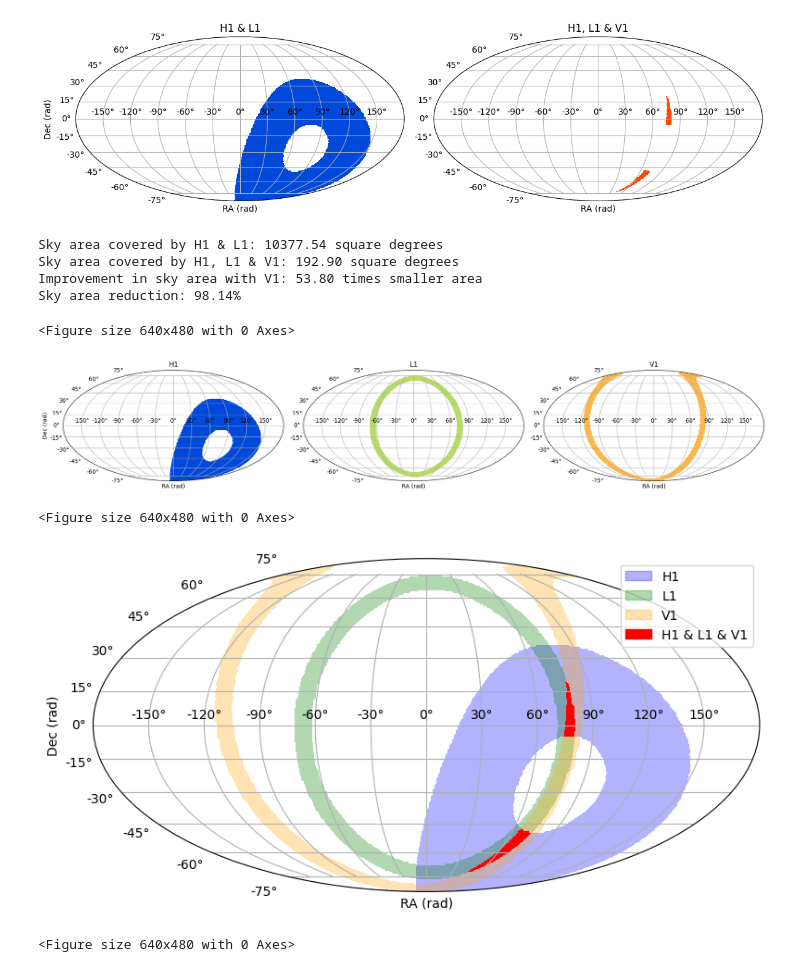
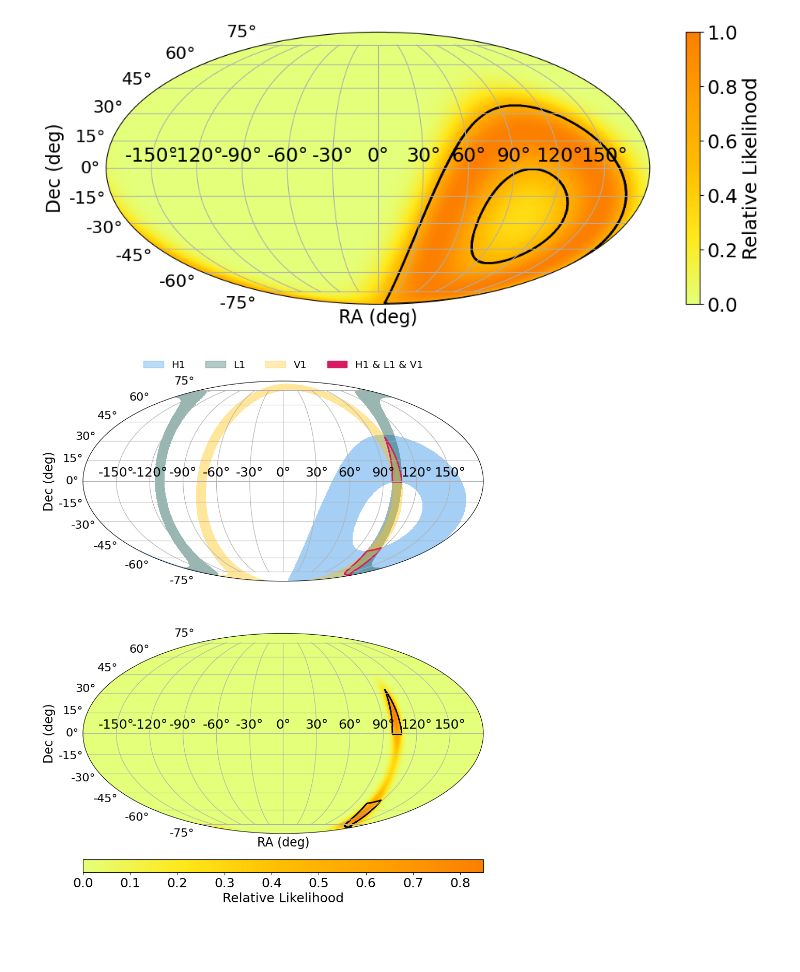
Before and after one commit to ljf441/gw-cosmology, a Jupyter notebook: matched_filtering.ipynb, the cells around one changed output. Saved outputs shown, nothing was run; the diff lists cells and outputs as text; code cells hidden in the pictures; blank space fills up the shorter version.

Commit message:
plots

```diff
--- a/matched_filtering.ipynb
+++ b/matched_filtering.ipynb
@@ -18,10 +19,13 @@ sampling_frequency = 2048
 t0_gps = 1126259460.4
 gps_time = t0_gps + duration/2
 
-delta = 1
+delta = 10
 ras = np.radians(np.arange(0, 360, delta))
 decs = np.radians(np.arange(-90, 90, delta))
-RA, DEC = np.meshgrid(ras, decs)
+ra_s = np.linspace(0, 2*np.pi, 1000)
+dec_s = np.linspace(-np.pi/2, np.pi/2, 1000)
+RA, DEC = np.meshgrid(ra_s, dec_s)
+psis = np.linspace(-np.pi, np.pi, 50)
 # %%
 def whiten(strain_df, psd_df):
     return strain_df['h'] / np.sqrt(psd_df['PSD'])
@@ -290,9 +245,9 @@ snr_V1 = match_filter(v1_strain, waveform, IFOV)[-1]
 
 time = np.arange(len(snr_H1)) / sampling_frequency
 
-tc_H1, fwhm_H1 = get_tc(snr_H1, time)
-tc_L1, fwhm_L1 = get_tc(snr_L1, time)
-tc_V1, fwhm_V1 = get_tc(snr_V1, time)
+tc_H1, sigma_H1, fwhm_H1, t1_H1, t2_H2 = get_tc(snr_H1, time)
+tc_L1, sigma_L1, fwhm_L1, t1_L1, t2_L2 = get_tc(snr_L1, time)
+tc_V1, sigma_V1, fwhm_V1, t1_V1, t2_V2 = get_tc(snr_V1, time)
 
 files = {
     'waveform': waveform,
@@ -353,16 +308,8 @@ plt.show()
 # %%
 dts = [tc_H1-tc_L1, tc_H1-tc_V1, tc_L1-tc_V1]
-sigmas = [(fwhm_H1 + fwhm_L1)/2, (fwhm_H1 + fwhm_V1)/2, (fwhm_L1 + fwhm_V1)/2]
-masks = detector_skymap(time_delays_HLV, dts, sigmas)
-plot_detector_skymap(RA, DEC, masks)
+sigmas = [np.sqrt(sigma_H1**2 + sigma_L1**2), np.sqrt(sigma_H1**2 + sigma_V1**2), np.sqrt(sigma_L1**2 + sigma_V1**2)]
+
+get_plots(time_delays_HLV, dts, sigmas)
 # %% [output]
-[figure, old version]
+[figure, new version]
-Sky area covered by H1 & L1: 10377.54 square degrees
-Sky area covered by H1, L1 & V1: 192.90 square degrees
-Improvement in sky area with V1: 53.80 times smaller area
-Sky area reduction: 98.14%
-<Figure size 640x480 with 0 Axes>
-[figure, old version]
+[figure, new version]
-<Figure size 640x480 with 0 Axes>
-[figure, removed]
-<Figure size 640x480 with 0 Axes>
```
Also changed, not shown: parts of 5 cells of this notebook, 5 other files.
